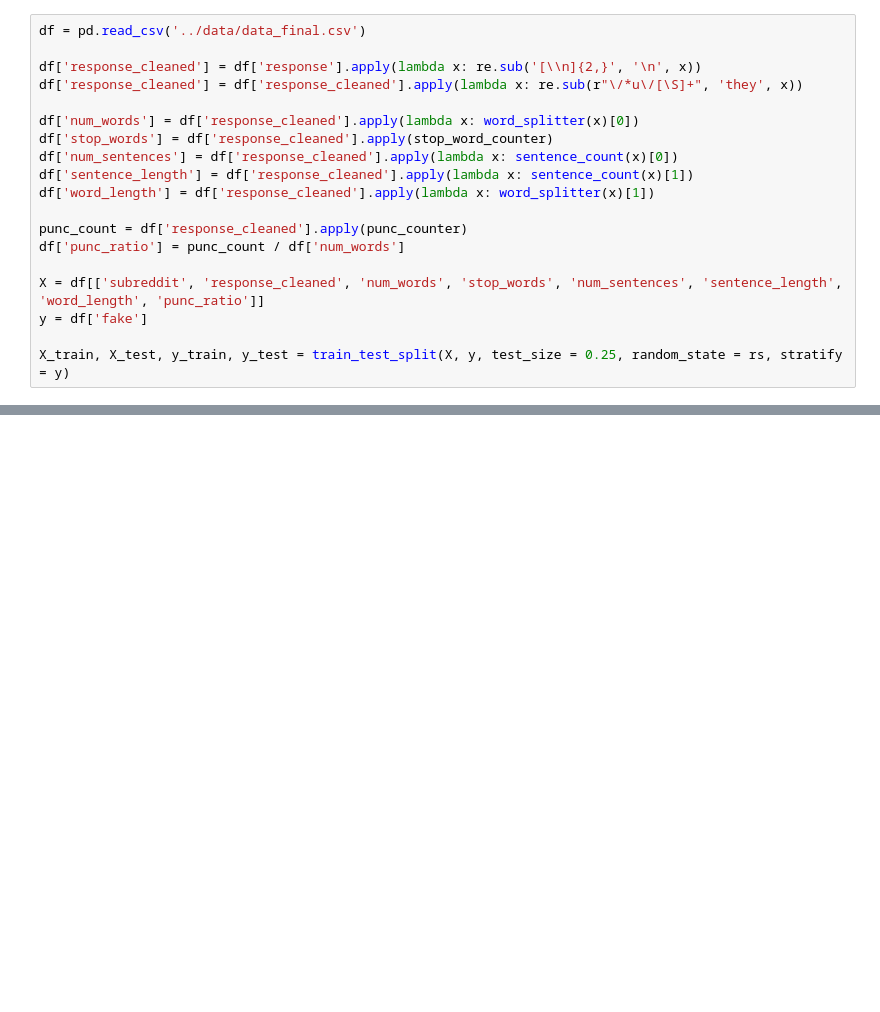
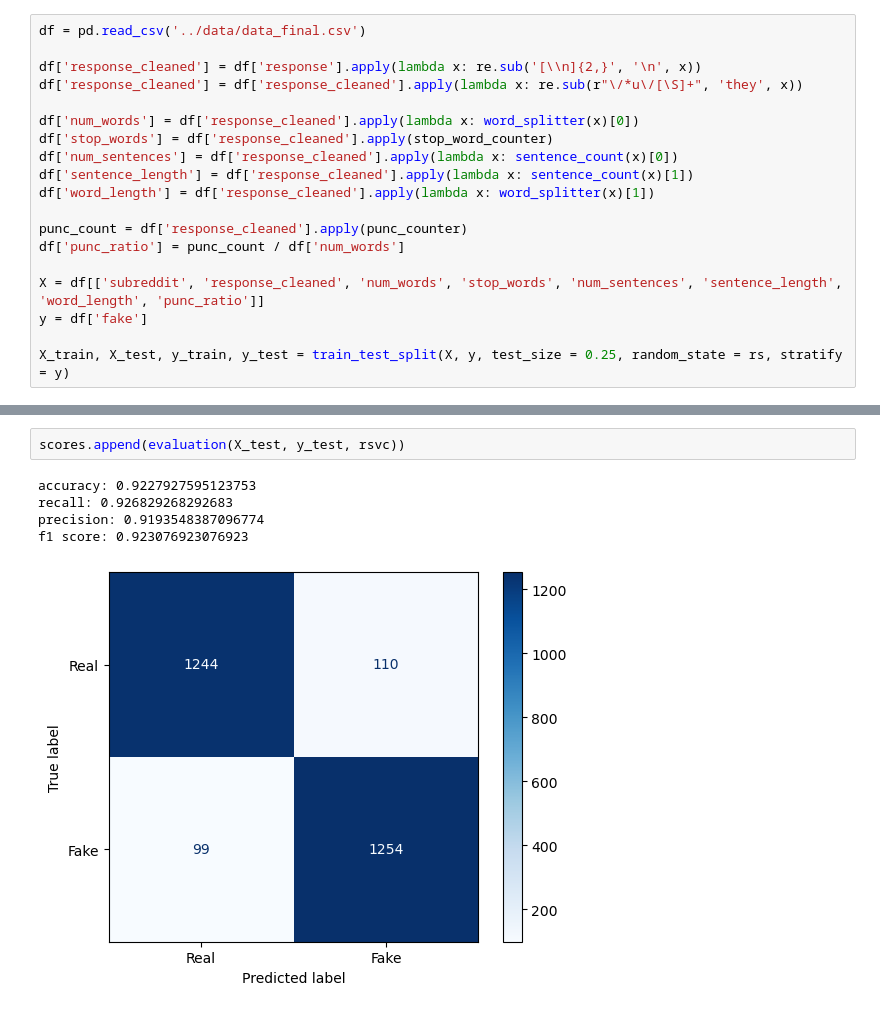
Before and after one commit to vijay-ravuri/reddit-comment-classification, a Jupyter notebook: code/04-Model_Evaluation.ipynb, the cells around one changed output, grey strips where cells are left out. Drawn from its saved outputs; the diff is of its cells as text; blank space fills up the shorter version.

```diff
--- a/code/04-Model_Evaluation.ipynb
+++ b/code/04-Model_Evaluation.ipynb
@@ -39,0 +80,8 @@ et.score(X_test, y_test)
+# %%
+scores.append(evaluation(X_test, y_test, rsvc))
+# %% [output]
+accuracy: 0.9227927595123753
+recall: 0.926829268292683
+precision: 0.9193548387096774
+f1 score: 0.923076923076923
+[figure, added]
```
Also changed, not shown: parts of 17 cells of this notebook, 1 other file.
